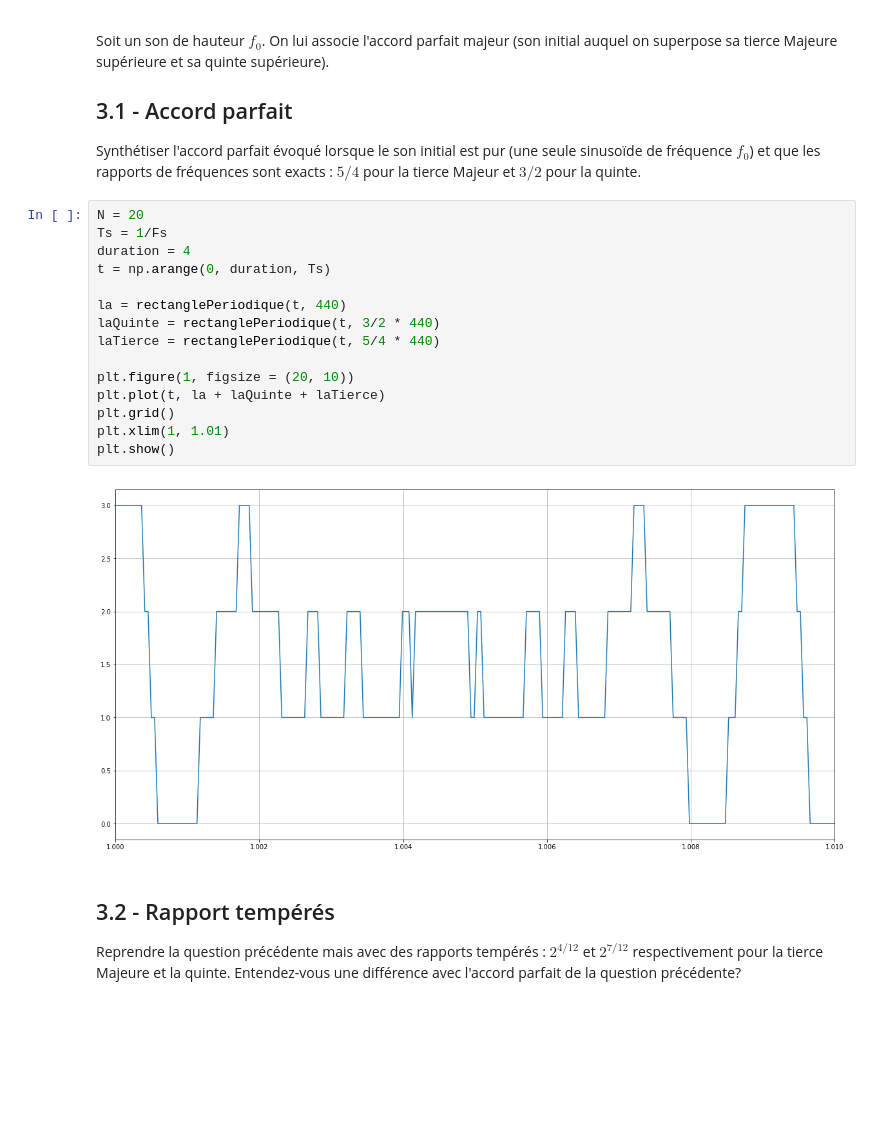
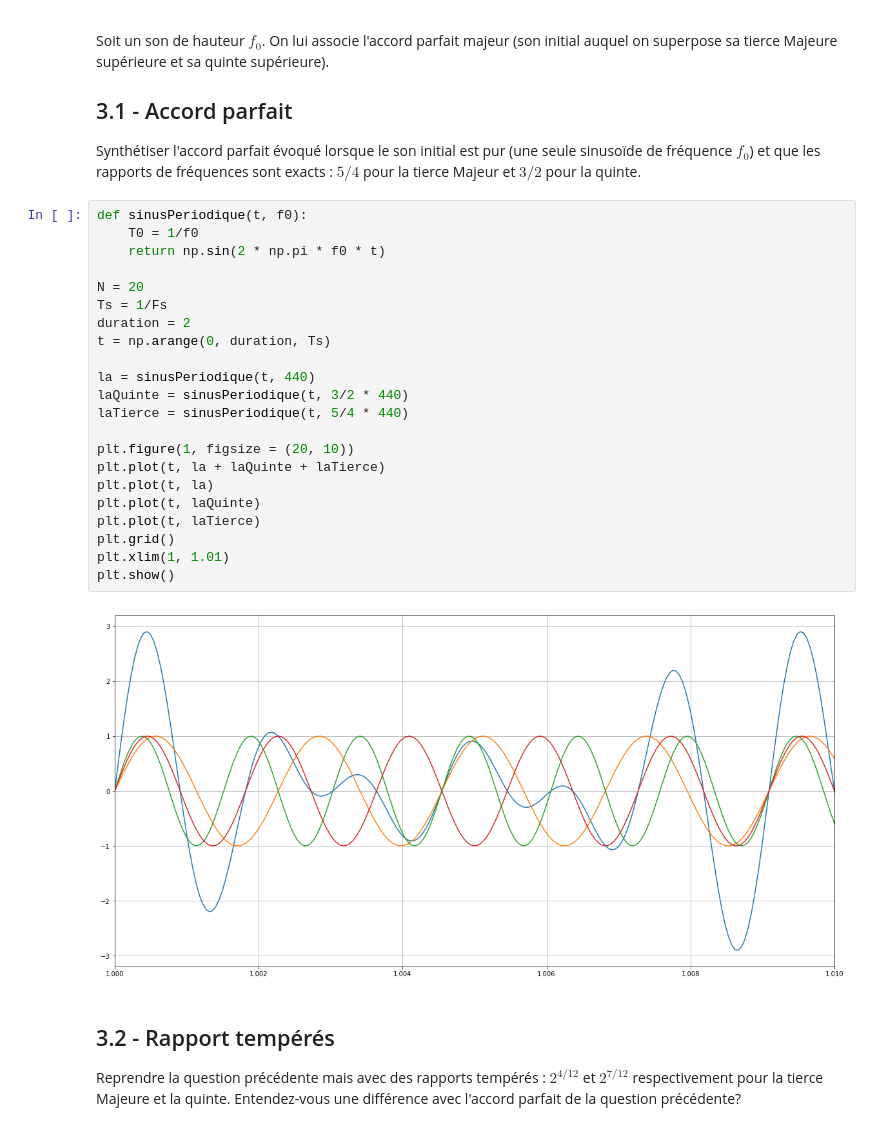
Before and after one commit to guillaume-haerinck/imac-tp-signal, a Jupyter notebook: tp-02-gain-phase/rendu-tp-02.ipynb, the cells around one changed output. Cells and saved outputs as stored; diff of their text form; blank space fills up the shorter version.

```diff
--- a/tp-02-gain-phase/rendu-tp-02.ipynb
+++ b/tp-02-gain-phase/rendu-tp-02.ipynb
@@ -406,22 +406,29 @@ Soit un son de  hauteur $f_0$. On lui associe l'accord parfait majeur (son initi
 
 Synthétiser l'accord parfait évoqué lorsque le son initial est pur (une seule sinusoïde de fréquence $f_0$) et que les rapports de fréquences sont exacts : $5/4$ pour la tierce Majeur et $3/2$ pour la quinte.
 # %%
+def sinusPeriodique(t, f0):
+    T0 = 1/f0
+    return np.sin(2 * np.pi * f0 * t)
+
 N = 20
 Ts = 1/Fs
-duration = 4
+duration = 2
 t = np.arange(0, duration, Ts)
 
-la = rectanglePeriodique(t, 440)
-laQuinte = rectanglePeriodique(t, 3/2 * 440)
-laTierce = rectanglePeriodique(t, 5/4 * 440)
+la = sinusPeriodique(t, 440)
+laQuinte = sinusPeriodique(t, 3/2 * 440)
+laTierce = sinusPeriodique(t, 5/4 * 440)
 
 plt.figure(1, figsize = (20, 10))
 plt.plot(t, la + laQuinte + laTierce)
+plt.plot(t, la)
+plt.plot(t, laQuinte)
+plt.plot(t, laTierce)
 plt.grid()
 plt.xlim(1, 1.01)
 plt.show()
 # %% [output]
-[figure, old version]
+[figure, new version]
 # %% [markdown]
 ## 3.2 - Rapport tempérés
 
```
